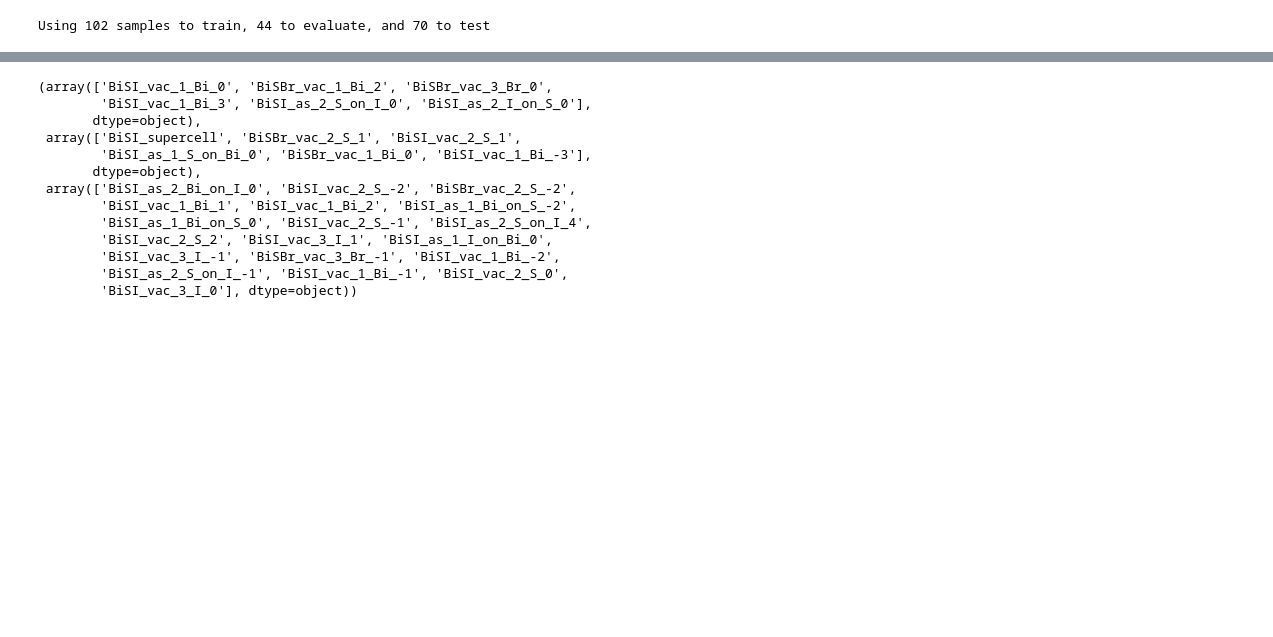
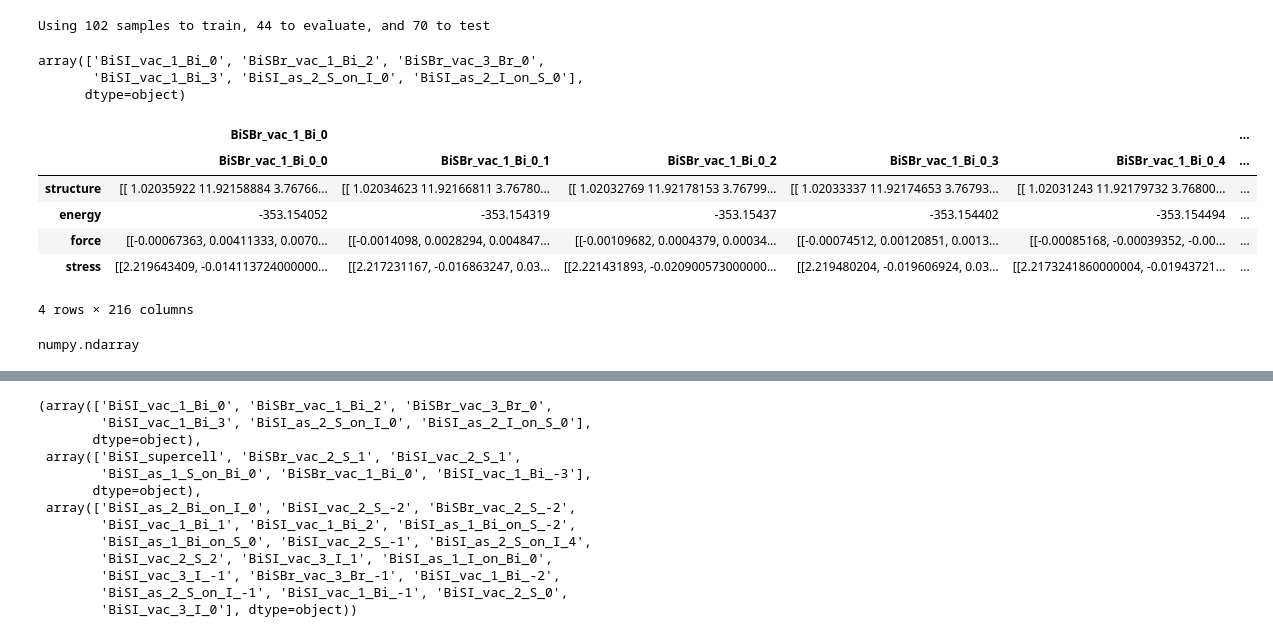
Before and after one commit to CibranLopez/m3gnet, a Jupyter notebook: train_IAP_lightning-Copy1.ipynb, the cells around one changed output, grey strips where cells are left out. Saved outputs shown, nothing was run; the diff lists cells and outputs as text; code cells hidden in the pictures; blank space fills up the shorter version.

```diff
--- a/train_IAP_lightning-Copy1.ipynb
+++ b/train_IAP_lightning-Copy1.ipynb
@@ -129,3 +129,23 @@ n_train      = np.shape(train_dataset)[1]
 print(f'Using {n_train} samples to train, {n_validation} to evaluate, and {n_test} to test')
 # %% [output]
 Using 102 samples to train, 44 to evaluate, and 70 to test
+# %%
+test_labels
+# %% [output]
+array(['BiSI_vac_1_Bi_0', 'BiSBr_vac_1_Bi_2', 'BiSBr_vac_3_Br_0',
+       'BiSI_vac_1_Bi_3', 'BiSI_as_2_S_on_I_0', 'BiSI_as_2_I_on_S_0'],
+      dtype=object)
+# %%
+m3gnet_dataset
+# %% [output]
+|  | BiSBr_vac_1_Bi_0 |  |  |  |  | ... |
+|  | BiSBr_vac_1_Bi_0_0 | BiSBr_vac_1_Bi_0_1 | BiSBr_vac_1_Bi_0_2 | BiSBr_vac_1_Bi_0_3 | BiSBr_vac_1_Bi_0_4 | ... |
+| structure | [[ 1.02035922 11.92158884 3.76766... | [[ 1.02034623 11.92166811 3.76780... | [[ 1.02032769 11.92178153 3.76799... | [[ 1.02033337 11.92174653 3.76793... | [[ 1.02031243 11.92179732 3.76800... | ... |
+| energy | -353.154052 | -353.154319 | -353.15437 | -353.154402 | -353.154494 | ... |
+| force | [[-0.00067363, 0.00411333, 0.0070... | [[-0.0014098, 0.0028294, 0.004847... | [[-0.00109682, 0.0004379, 0.00034... | [[-0.00074512, 0.00120851, 0.0013... | [[-0.00085168, -0.00039352, -0.00... | ... |
+| stress | [[2.219643409, -0.014113724000000... | [[2.217231167, -0.016863247, 0.03... | [[2.221431893, -0.020900573000000... | [[2.219480204, -0.019606924, 0.03... | [[2.2173241860000004, -0.01943721... | ... |
+4 rows × 216 columns
+# %%
+type(test_labels)
+# %% [output]
+numpy.ndarray
```
Also changed, not shown: parts of 7 cells of this notebook, 1 other file.
